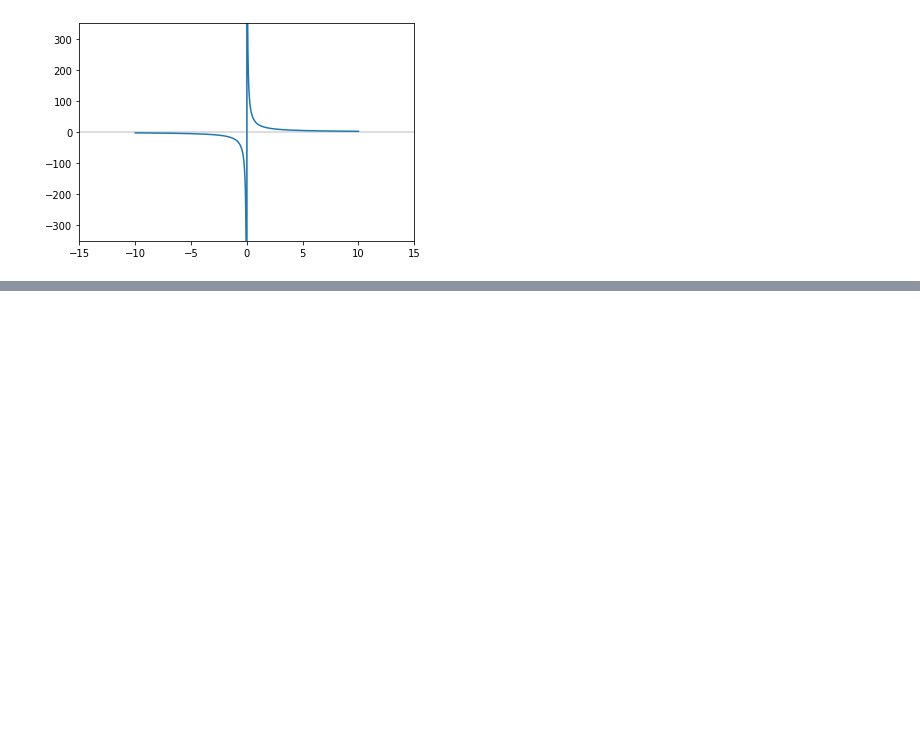
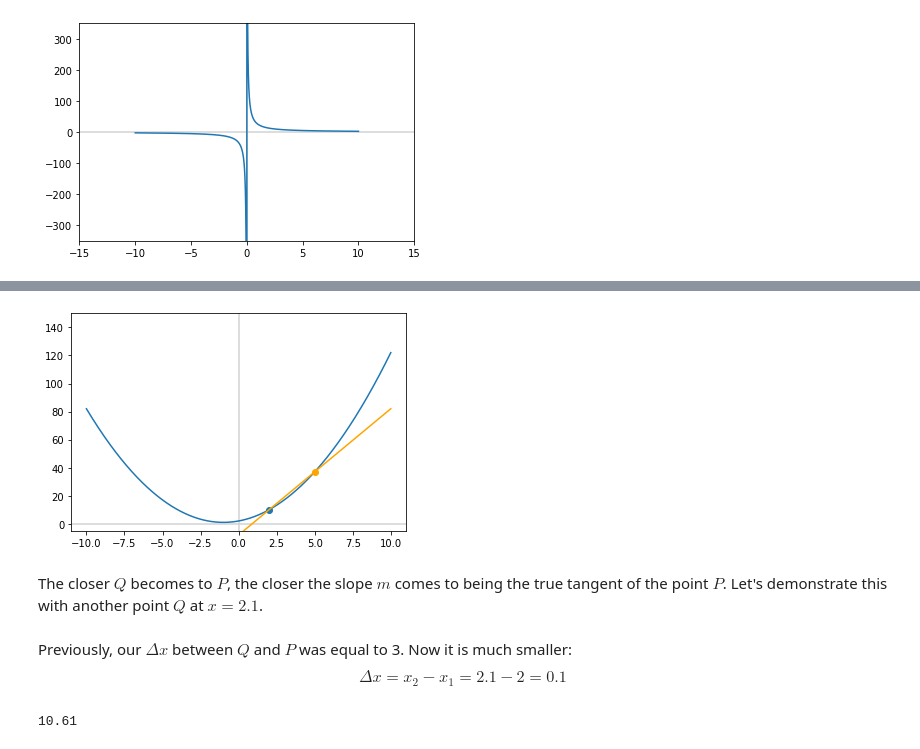
Before and after one commit to irawan09/Machine_Learning, a Jupyter notebook: Mathematical Foundations of ML/3 - Calculus I.ipynb, the cells around one changed output, grey strips where cells are left out. Drawn from its saved outputs; the diff is of its cells as text; code cells hidden in the pictures; blank space fills up the shorter version.

```diff
--- a/Mathematical Foundations of ML/3 - Calculus I.ipynb
+++ b/Mathematical Foundations of ML/3 - Calculus I.ipynb
@@ -327,0 +398,19 @@ _ = ax.plot(x, y_fn4)
+# %%
+fig, ax = plt.subplots()
+plt.axvline(x=0, color='lightgray')
+plt.axhline(y=0, color='lightgray')
+plt.scatter(2, 10)
+plt.scatter(5, 37, c='orange', zorder=3)
+plt.ylim(-5, 150)
+plt.plot(x, line_y, c='orange', zorder=3)
+_ = ax.plot(x,y)
+# %% [output]
+[figure, added]
+# %% [markdown]
+The closer $Q$ becomes to $P$, the closer the slope $m$ comes to being the true tangent of the point $P$. Let's demonstrate this with another point $Q$ at $x = 2.1$.
+# %% [markdown]
+Previously, our $\Delta x$ between $Q$ and $P$ was equal to 3. Now it is much smaller: $$\Delta x = x_2 - x_1 = 2.1 - 2 = 0.1 $$
+# %%
+f(2.1)
+# %% [output]
+10.61
```
Also changed, not shown: parts of 27 cells of this notebook.
